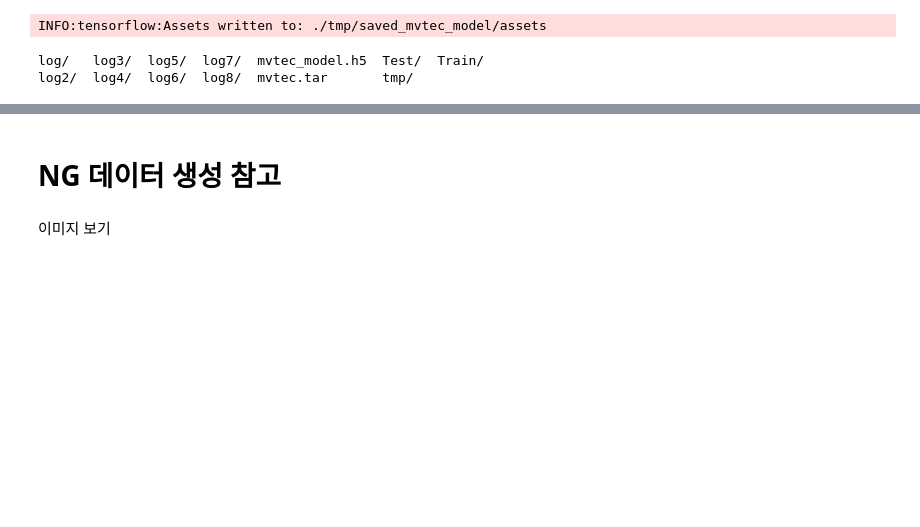
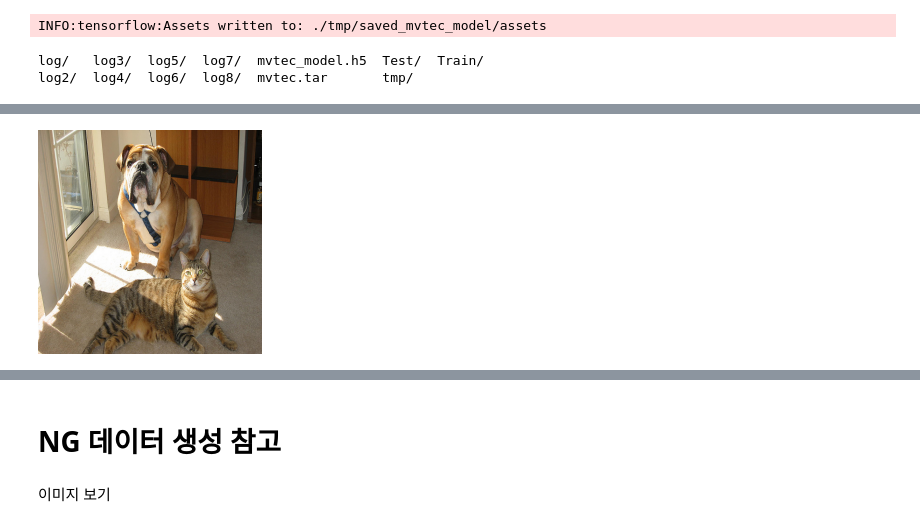
Before and after one commit to iskra3138/colab_repo, a Jupyter notebook: MVTEC_학습의_사본.ipynb, the cells around one changed output, grey strips where cells are left out. Drawn from its saved outputs; the diff is of its cells as text; code cells hidden in the pictures; blank space fills up the shorter version.

```diff
--- a/MVTEC_학습의_사본.ipynb
+++ b/MVTEC_학습의_사본.ipynb
@@ -911,0 +2786,7 @@ log2/  log4/  log6/  log8/  mvtec.tar       tmp/
+# %%
+from PIL import Image
+img = Image.open('demo.png')
+# %%
+img
+# %% [output]
+[figure, added]
```
Also changed, not shown: parts of 103 cells of this notebook.
